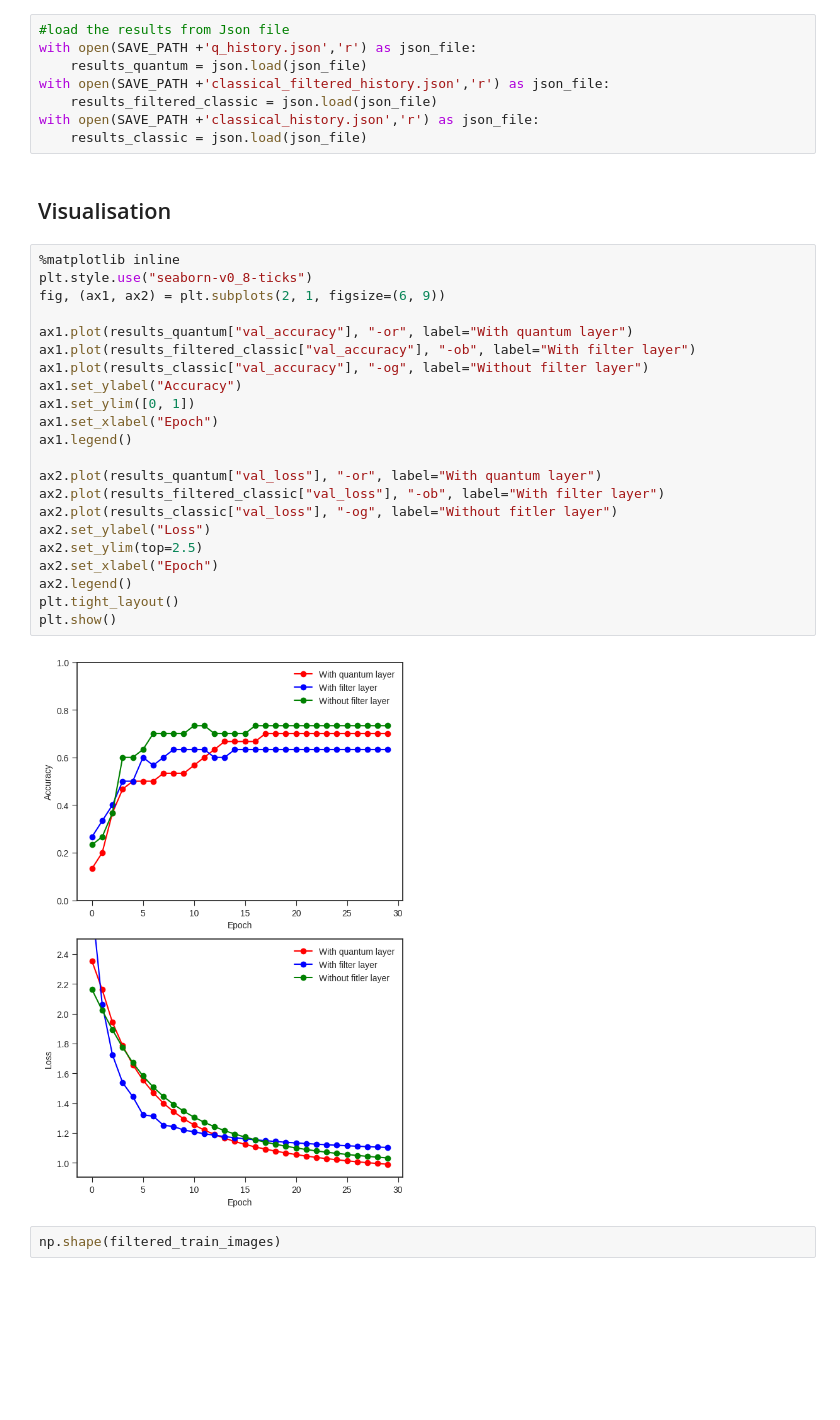
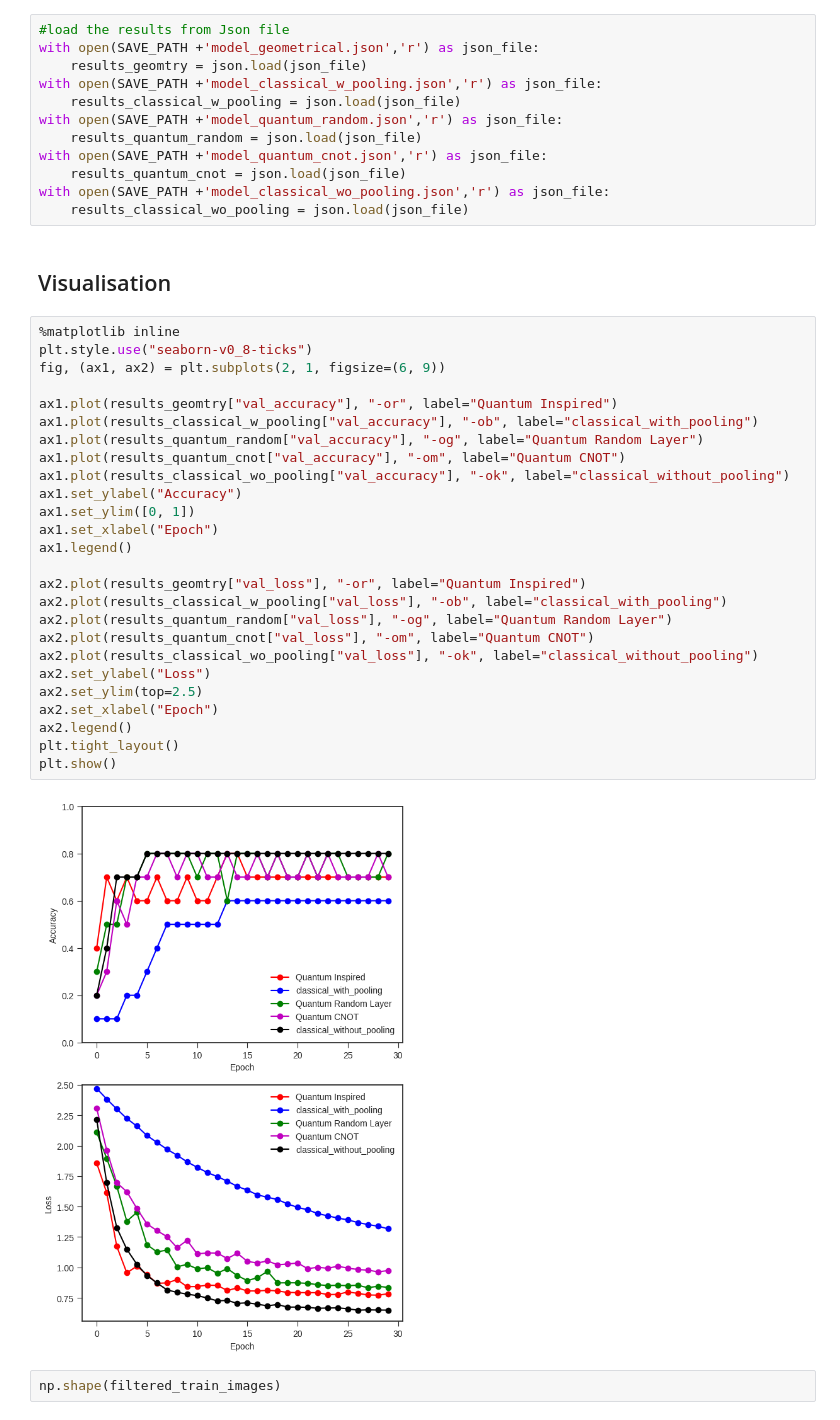
Before and after one commit to TheOpenSI/QML-QPF, a Jupyter notebook: scripts/visualisaton_results.ipynb, the cells around one changed output. Saved outputs shown, nothing was run; the diff lists cells and outputs as text; blank space fills up the shorter version.

```diff
--- a/scripts/visualisaton_results.ipynb
+++ b/scripts/visualisaton_results.ipynb
@@ -57,38 +87,46 @@ plt.show()
 ## Load results
 # %%
 #load the results from Json file
-with open(SAVE_PATH +'q_history.json','r') as json_file:
-    results_quantum = json.load(json_file)
-with open(SAVE_PATH +'classical_filtered_history.json','r') as json_file:
-    results_filtered_classic = json.load(json_file)
-with open(SAVE_PATH +'classical_history.json','r') as json_file:
-    results_classic = json.load(json_file)
+with open(SAVE_PATH +'model_geometrical.json','r') as json_file:
+    results_geomtry = json.load(json_file)
+with open(SAVE_PATH +'model_classical_w_pooling.json','r') as json_file:
+    results_classical_w_pooling = json.load(json_file)
+with open(SAVE_PATH +'model_quantum_random.json','r') as json_file:
+    results_quantum_random = json.load(json_file)
+with open(SAVE_PATH +'model_quantum_cnot.json','r') as json_file:
+    results_quantum_cnot = json.load(json_file)
+with open(SAVE_PATH +'model_classical_wo_pooling.json','r') as json_file:
+    results_classical_wo_pooling = json.load(json_file)
 # %% [markdown]
 ## Visualisation
 # %%
 %matplotlib inline
 plt.style.use("seaborn-v0_8-ticks")
 fig, (ax1, ax2) = plt.subplots(2, 1, figsize=(6, 9))
 
-ax1.plot(results_quantum["val_accuracy"], "-or", label="With quantum layer")
-ax1.plot(results_filtered_classic["val_accuracy"], "-ob", label="With filter layer")
-ax1.plot(results_classic["val_accuracy"], "-og", label="Without filter layer")
+ax1.plot(results_geomtry["val_accuracy"], "-or", label="Quantum Inspired")
+ax1.plot(results_classical_w_pooling["val_accuracy"], "-ob", label="classical_with_pooling")
+ax1.plot(results_quantum_random["val_accuracy"], "-og", label="Quantum Random Layer")
+ax1.plot(results_quantum_cnot["val_accuracy"], "-om", label="Quantum CNOT")
+ax1.plot(results_classical_wo_pooling["val_accuracy"], "-ok", label="classical_without_pooling")
 ax1.set_ylabel("Accuracy")
 ax1.set_ylim([0, 1])
 ax1.set_xlabel("Epoch")
 ax1.legend()
 
-ax2.plot(results_quantum["val_loss"], "-or", label="With quantum layer")
-ax2.plot(results_filtered_classic["val_loss"], "-ob", label="With filter layer")
-ax2.plot(results_classic["val_loss"], "-og", label="Without fitler layer")
+ax2.plot(results_geomtry["val_loss"], "-or", label="Quantum Inspired")
+ax2.plot(results_classical_w_pooling["val_loss"], "-ob", label="classical_with_pooling")
+ax2.plot(results_quantum_random["val_loss"], "-og", label="Quantum Random Layer")
+ax2.plot(results_quantum_cnot["val_loss"], "-om", label="Quantum CNOT")
+ax2.plot(results_classical_wo_pooling["val_loss"], "-ok", label="classical_without_pooling")
 ax2.set_ylabel("Loss")
 ax2.set_ylim(top=2.5)
 ax2.set_xlabel("Epoch")
 ax2.legend()
 plt.tight_layout()
 plt.show()
 # %% [output]
-[figure, old version]
+[figure, new version]
 # %%
 np.shape(filtered_train_images)
 # %% [output]
```
Also changed, not shown: parts of 2 cells of this notebook, 24 other files.
